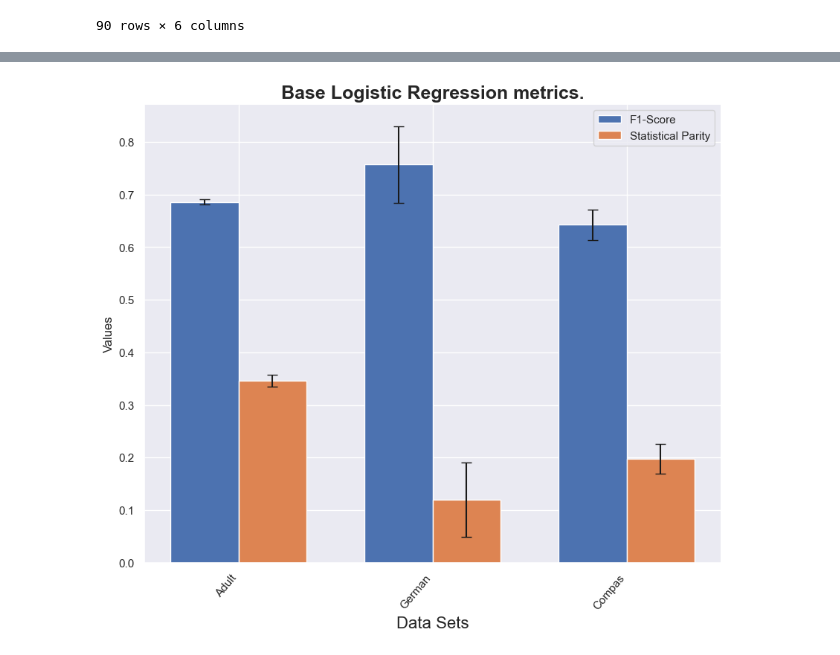
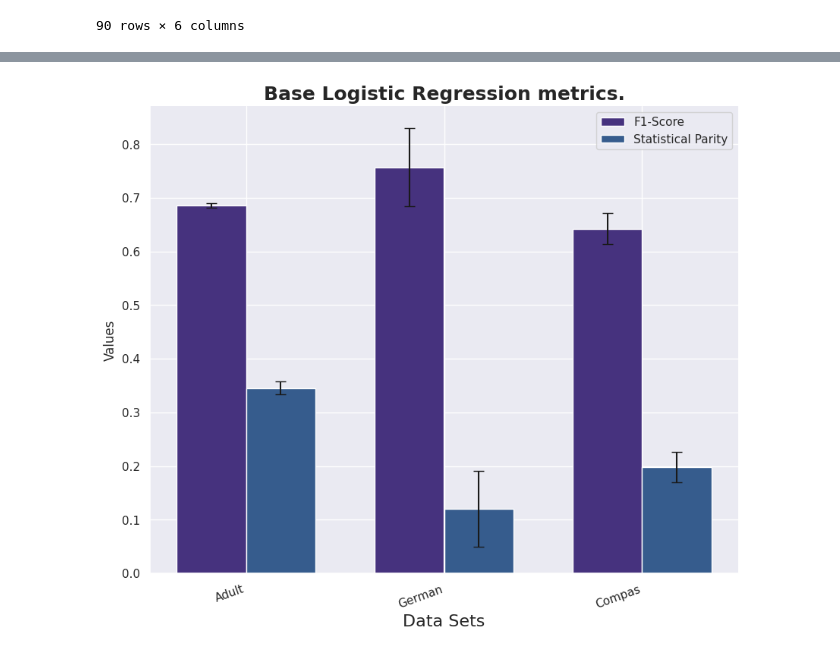
Before and after one commit to murilovpinheiro/Artigo-novo, a Jupyter notebook: graficos.ipynb, the cells around one changed output, grey strips where cells are left out. Drawn from its saved outputs; the diff is of its cells as text; code cells hidden in the pictures.

```diff
--- a/graficos.ipynb
+++ b/graficos.ipynb
@@ -148,6 +149,7 @@ plt.savefig("teste.png")
 # %%
 import numpy as np
 import matplotlib.pyplot as plt
+import seaborn as sns
 
 # Modelo simples
 # Dados de exemplo
@@ -166,32 +168,33 @@ for name in categorias:
     dp2.append(df_method.loc[df['Data_Name'] == name]['Statistical Parity'].std())
 
 # Definir a largura das barras
 largura_barra = 0.35
 
 # Definir a posição das barras no eixo x
 posicao_metrica1 = np.arange(len(categorias))
 posicao_metrica2 = posicao_metrica1 + largura_barra
 
 # Criar o gráfico de barras
 fig, ax = plt.subplots(figsize = (10,8))
 sns.set(style="darkgrid")
+sns.set_palette("viridis")
 sns.despine()
 barra1 = ax.bar(posicao_metrica1, metrica1, largura_barra, label='F1-Score' , yerr = dp1, capsize = 5)
 barra2 = ax.bar(posicao_metrica2, metrica2, largura_barra, label='Statistical Parity', yerr = dp2, capsize = 5)
 
 # Configurar os rótulos do eixo x e o título do gráfico
 ax.set_xticks(posicao_metrica1 + largura_barra / 2)
-ax.set_xticklabels(categorias,rotation=50, horizontalalignment='right' )
+ax.set_xticklabels(categorias,rotation=20, horizontalalignment='right' )
 ax.set_xlabel('Data Sets', fontsize = 16)
 ax.set_ylabel('Values', fontsize = 12)
 ax.set_title('Base Logistic Regression metrics.', fontsize = 18, fontweight = 'bold')
 
 # Adicionar legenda
 ax.legend()
 
 # Mostrar o gráfico
 plt.show()
 
 #Mudanças -> Aumentar o título, a legenda botar data set e titulo em bold e adicionar variância
 # %% [output]
-[figure, old version]
+[figure, new version]
```
Also changed, not shown: parts of 5 cells of this notebook, 1 other file.
